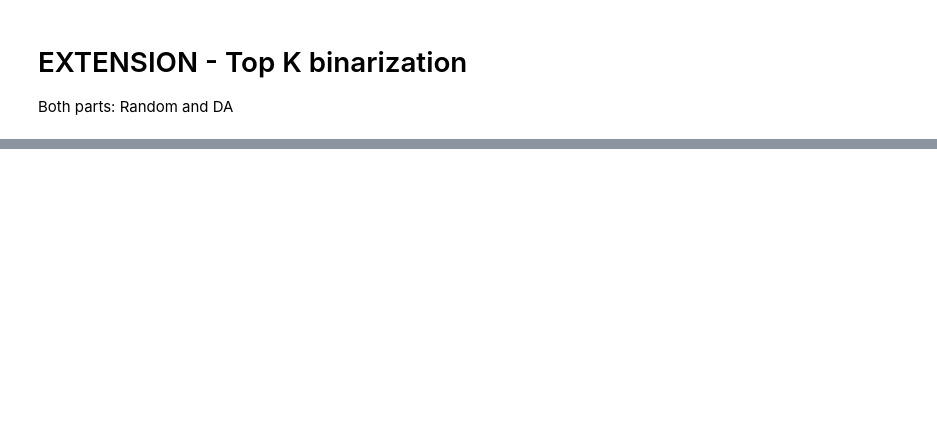
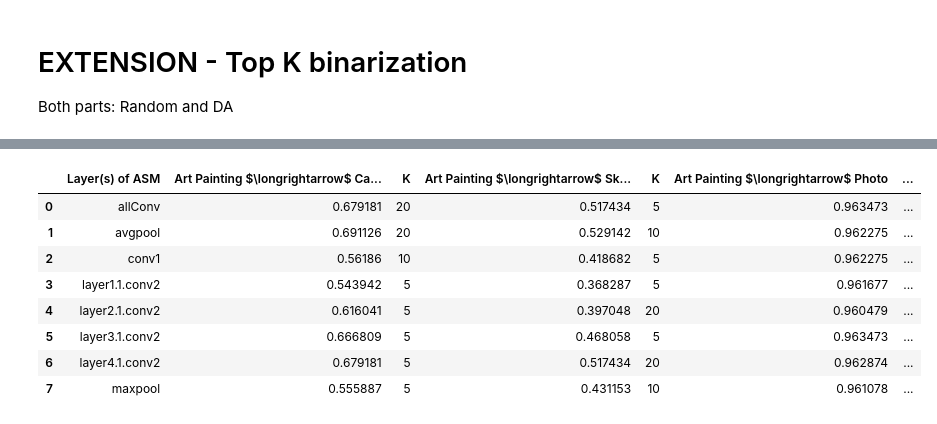
Before and after one commit to YoanBoute/AML-Project, a Jupyter notebook: results_processing.ipynb, the cells around one changed output, grey strips where cells are left out. Cells and saved outputs as stored; diff of their text form; code cells hidden in the pictures; blank space fills up the shorter version.

Commit message:
computed some tables

```diff
--- a/results_processing.ipynb
+++ b/results_processing.ipynb
@@ -311,65 +397,53 @@ def table_DA_results_topk() :
     photo_file = "./results/DA_top_k/photo/results.csv"
     sketch_file = "./results/DA_top_k/sketch/results.csv"
 
     if not path.exists(cartoon_file) or not path.exists(photo_file) or not path.exists(sketch_file) :
         raise BaseException('One or more files not found')
 
     cartoon_res = pd.read_csv(cartoon_file)
     cartoon_res.columns = cartoon_res.columns.str.strip()
     cartoon_res = cartoon_res.rename(columns={'Location of ASM (if needed)' : 'Loc_ASM', 'K (if needed)' : 'K'})
 
     sketch_res = pd.read_csv(sketch_file)
     sketch_res.columns = sketch_res.columns.str.strip()
     sketch_res = sketch_res.rename(columns={'Location of ASM (if needed)' : 'Loc_ASM', 'K (if needed)' : 'K'})
 
     photo_res = pd.read_csv(photo_file)
     photo_res.columns = photo_res.columns.str.strip()
     photo_res = photo_res.rename(columns={'Location of ASM (if needed)' : 'Loc_ASM', 'K (if needed)' : 'K'})
 
     datasets = {'Cartoon' : cartoon_res, 'Sketch' : sketch_res, 'Photo' : photo_res}
     acc_max = dict()
+    K_max = dict()
     for name, dataset in datasets.items() :
         acc_max[name] = dict()
+        K_max[name] = dict()
         for layer in np.unique(dataset['Loc_ASM']) :
             acc_max[name][layer] = np.max(dataset[dataset['Loc_ASM'] == layer]['Accuracy'])
+            idx = np.argmax(dataset[dataset['Loc_ASM'] == layer]['Accuracy'])
+            K_max[name][layer] = dataset[dataset['Loc_ASM'] == layer]['K'].iloc[idx]
 
     layers = np.unique(cartoon_res['Loc_ASM'])
-    table = pd.DataFrame(np.array([layers, list(acc_max['Cartoon'].values()), list(acc_max['Sketch'].values()), list(acc_max['Photo'].values())]).T, columns=["Layer(s) of ASM", "K", "Art Painting $\longrightarrow$ Cartoon", "Art Painting $\longrightarrow$ Sketch", "Art Painting $\longrightarrow$ Photo"])
+    table = pd.DataFrame(np.array([layers,
+                                   list(acc_max['Cartoon'].values()),
+                                   list(K_max['Cartoon'].values()),
+                                   list(acc_max['Sketch'].values()),
+                                   list(K_max['Sketch'].values()),
+                                   list(acc_max['Photo'].values()),
+                                   list(K_max['Photo'].values())]).T,
+                                   columns=["Layer(s) of ASM", "Art Painting $\longrightarrow$ Cartoon", "K", "Art Painting $\longrightarrow$ Sketch", "K", "Art Painting $\longrightarrow$ Photo", "K"])
     table['Average'] = table[["Art Painting $\longrightarrow$ Cartoon", "Art Painting $\longrightarrow$ Sketch", "Art Painting $\longrightarrow$ Photo"]].astype(float).mean(numeric_only=True, axis=1)
     return table
 
 
-def table_random_results_topk() :
-    cartoon_file = "./results/random_top_k/cartoon/results.csv"
-    photo_file = "./results/random_top_k/photo/results.csv"
-    sketch_file = "./results/random_top_k/sketch/results.csv"
-
-    if not path.exists(cartoon_file) or not path.exists(photo_file) or not path.exists(sketch_file) :
-        raise BaseException('One or more files not found')
-
-    cartoon_res = pd.read_csv(cartoon_file)
-    cartoon_res.columns = cartoon_res.columns.str.strip()
-    cartoon_res = cartoon_res.rename(columns={'Ratio of 1s (if random)' : 'ratio_1', 'K (if needed)' : 'K'})
-
-    sketch_res = pd.read_csv(sketch_file)
-    sketch_res.columns = sketch_res.columns.str.strip()
-    sketch_res = sketch_res.rename(columns={'Ratio of 1s (if random)' : 'ratio_1', 'K (if needed)' : 'K'})
-
-    photo_res = pd.read_csv(photo_file)
-    photo_res.columns = photo_res.columns.str.strip()
-    photo_res = photo_res.rename(columns={'Ratio of 1s (if random)' : 'ratio_1', 'K (if needed)' : 'K'})
-
-
-    datasets = {'Cartoon' : cartoon_res, 'Sketch' : sketch_res, 'Photo' : photo_res}
-    acc_max = dict()
-    for name, dataset in datasets.items() :
-        acc_max[name] = dict()
-        for ratio in np.unique(dataset['ratio_1']) :
-            acc_max[name][ratio] = np.max(dataset[dataset['ratio_1'] == ratio]['Accuracy'])
-
-    ratios = np.unique(cartoon_res['ratio_1'])
-
-    table = pd.DataFrame(np.array([ratios, list(acc_max['Cartoon'].values()), list(acc_max['Sketch'].values()), list(acc_max['Photo'].values())]).T, columns=["Ratio of '1'", "K", "Art Painting $\longrightarrow$ Cartoon", "Art Painting $\longrightarrow$ Sketch", "Art Painting $\longrightarrow$ Photo"])
-    table['Average'] = table[["Art Painting $\longrightarrow$ Cartoon", "Art Painting $\longrightarrow$ Sketch", "Art Painting $\longrightarrow$ Photo"]].astype(float).mean(numeric_only=True, axis=1)
-
-    return table
+table_DA_results_topk()
+# %% [output]
+|  | Layer(s) of ASM | Art Painting $\longrightarrow$ Ca... | K | Art Painting $\longrightarrow$ Sk... | K | Art Painting $\longrightarrow$ Photo | ... |
+| 0 | allConv | 0.679181 | 20 | 0.517434 | 5 | 0.963473 | ... |
+| 1 | avgpool | 0.691126 | 20 | 0.529142 | 10 | 0.962275 | ... |
+| 2 | conv1 | 0.56186 | 10 | 0.418682 | 5 | 0.962275 | ... |
+| 3 | layer1.1.conv2 | 0.543942 | 5 | 0.368287 | 5 | 0.961677 | ... |
+| 4 | layer2.1.conv2 | 0.616041 | 5 | 0.397048 | 20 | 0.960479 | ... |
+| 5 | layer3.1.conv2 | 0.666809 | 5 | 0.468058 | 5 | 0.963473 | ... |
+| 6 | layer4.1.conv2 | 0.679181 | 5 | 0.517434 | 20 | 0.962874 | ... |
+| 7 | maxpool | 0.555887 | 5 | 0.431153 | 10 | 0.961078 | ... |
```
Also changed, not shown: parts of 12 cells of this notebook, 2 other files.
